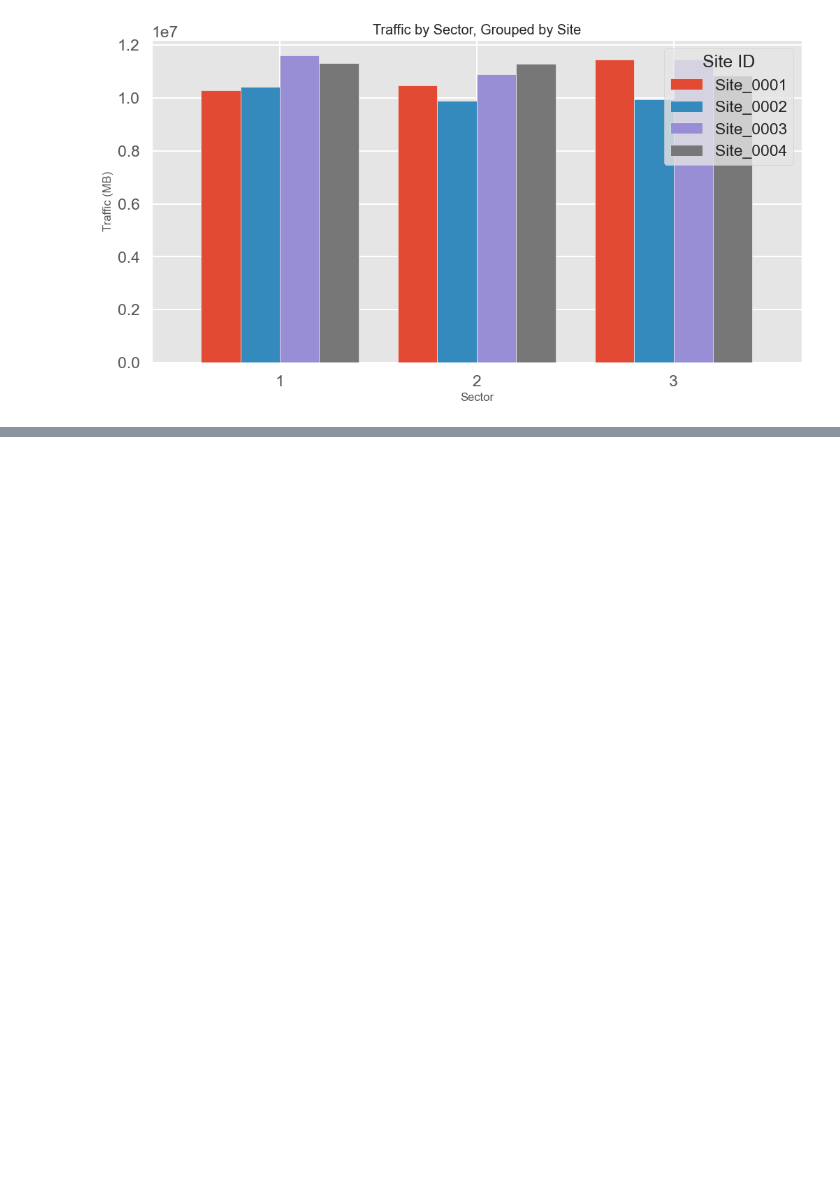
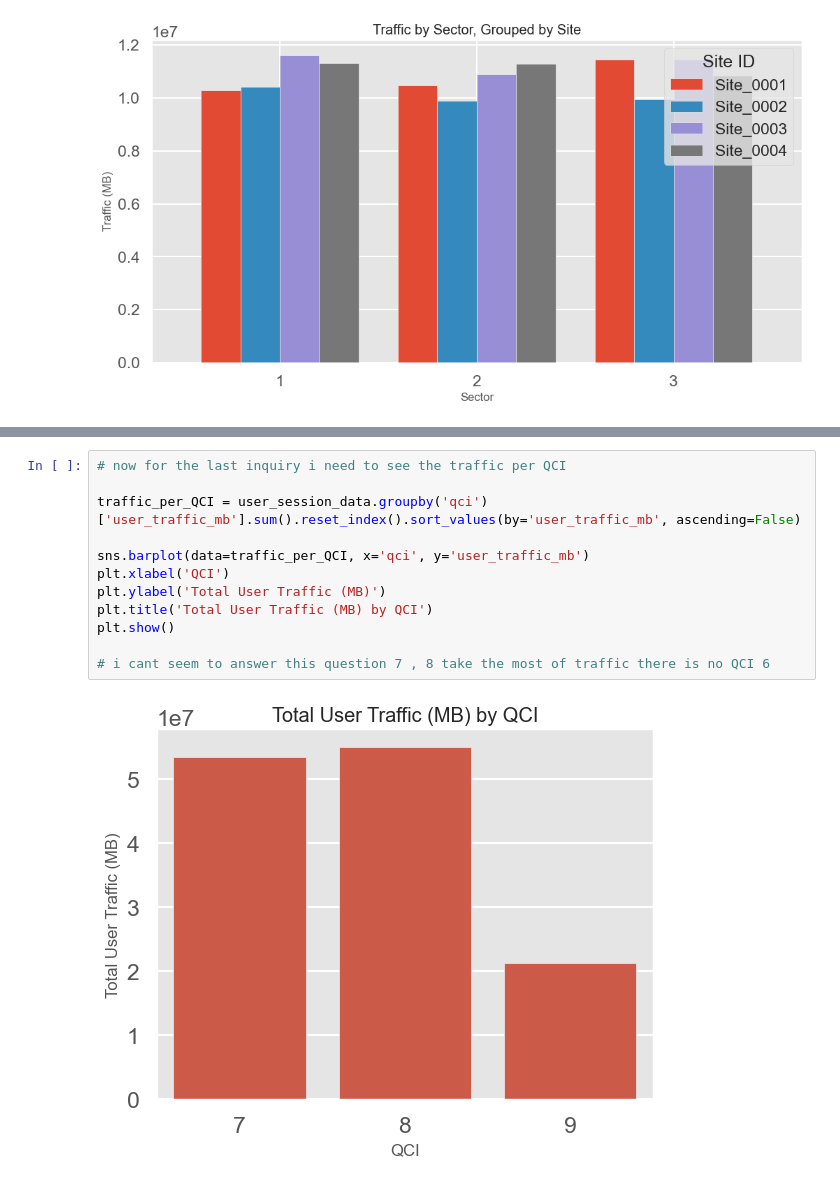
Before and after one commit to omartarek000/Telecom_session_lens, a Jupyter notebook: Telecom_EDA.ipynb, the cells around one changed output, grey strips where cells are left out. Drawn from its saved outputs; the diff is of its cells as text; blank space fills up the shorter version.

Commit message:
anwer to questions 3 ,4 , 5 in the notebook

```diff
--- a/Telecom_EDA.ipynb
+++ b/Telecom_EDA.ipynb
@@ -139,0 +267,14 @@ plt.show()
+# %%
+# now for the last inquiry i need to see the traffic per QCI
+
+traffic_per_QCI = user_session_data.groupby('qci')['user_traffic_mb'].sum().reset_index().sort_values(by='user_traffic_mb', ascending=False)
+
+sns.barplot(data=traffic_per_QCI, x='qci', y='user_traffic_mb')
+plt.xlabel('QCI')
+plt.ylabel('Total User Traffic (MB)')
+plt.title('Total User Traffic (MB) by QCI')
+plt.show()
+
+# i cant seem to answer this question 7 , 8 take the most of traffic there is no QCI 6
+# %% [output]
+[figure, added]
```
Also changed, not shown: parts of 8 cells of this notebook.
